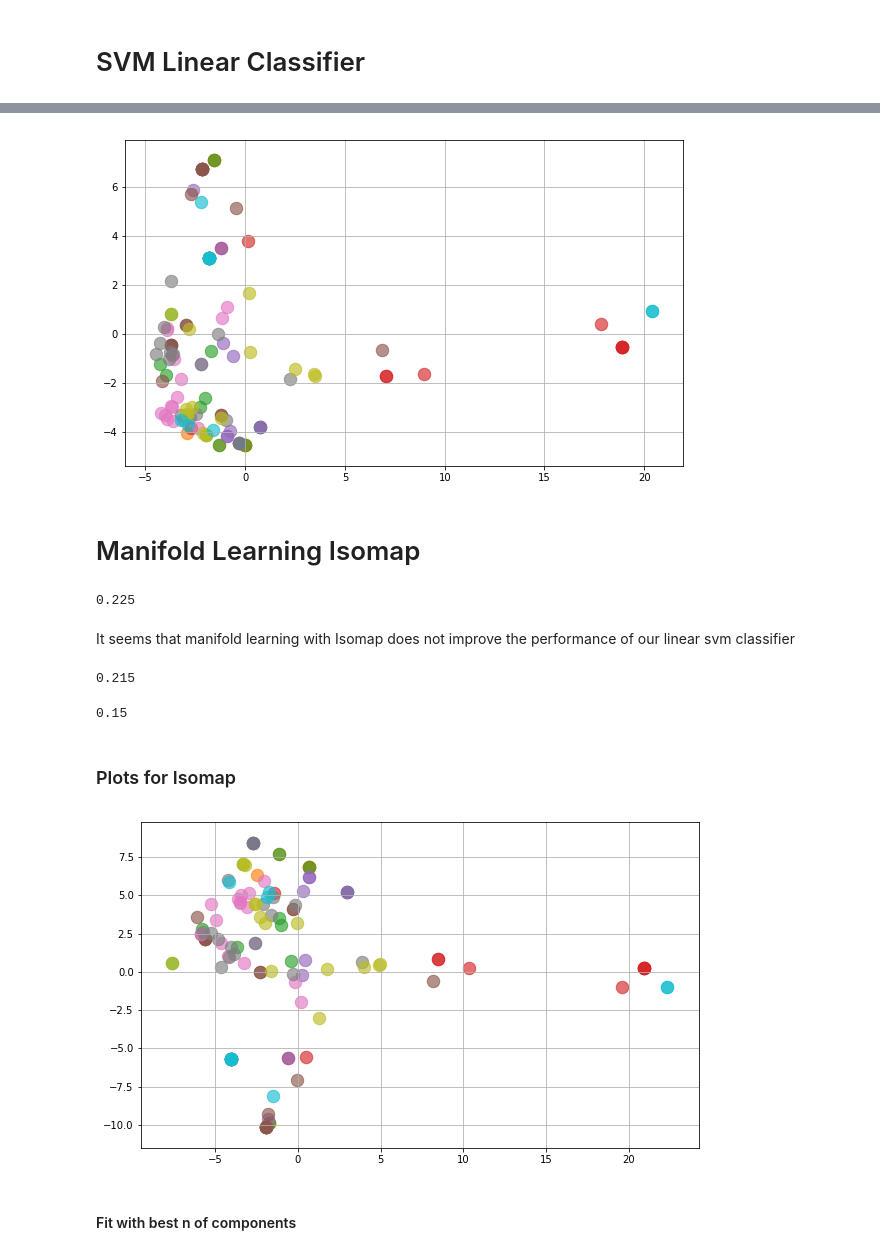
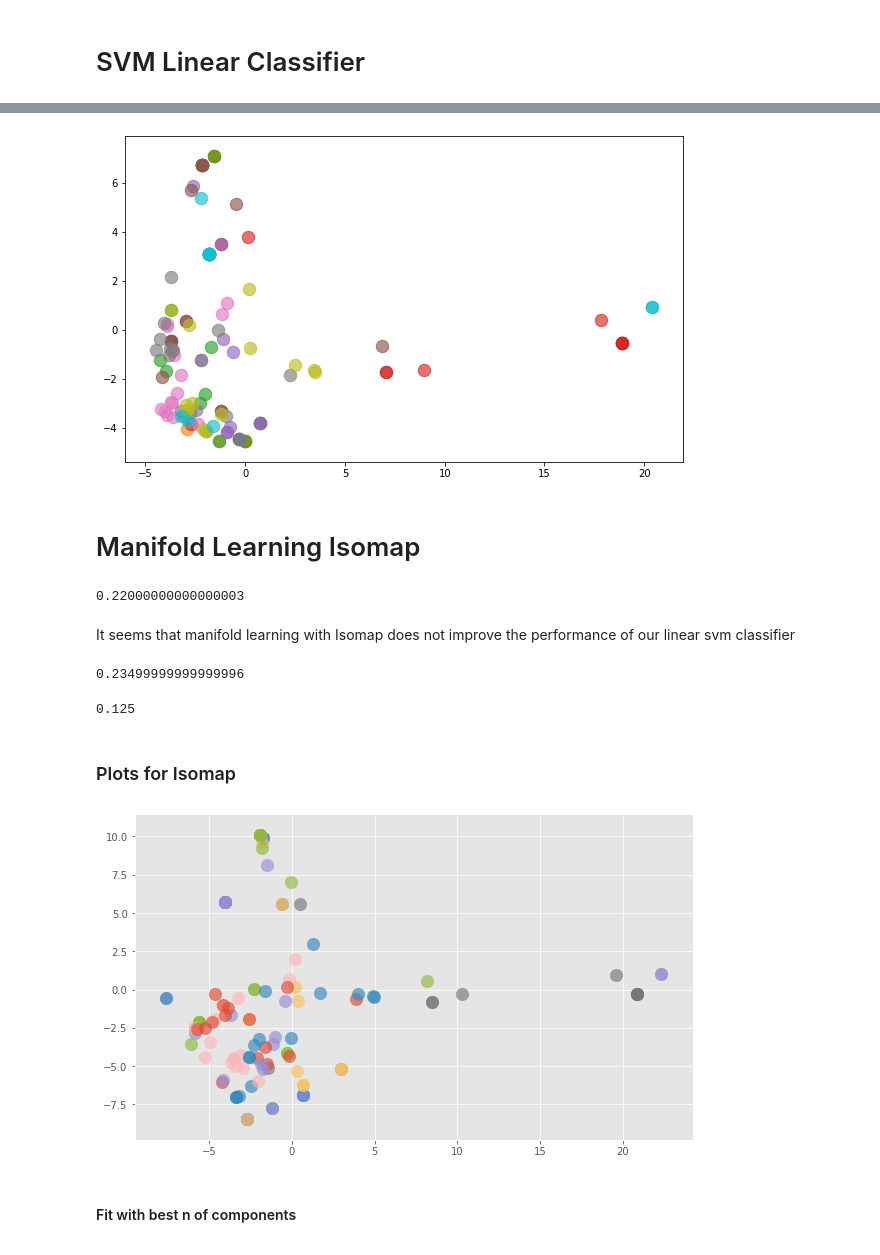
Before and after one commit to Cinofix/graph-kernel-manifold-learning, a Jupyter notebook: src/Shock_WLKernel.ipynb, the cells around one changed output, grey strips where cells are left out. Saved outputs shown, nothing was run; the diff lists cells and outputs as text; code cells hidden in the pictures.

```diff
--- a/src/Shock_WLKernel.ipynb
+++ b/src/Shock_WLKernel.ipynb
@@ -28,2 +21,3 @@ wl_kernel = WeisfeilerLehmanKernel()
 # %%
-K = wl_kernel.compute_graphs_kernel(shock_graphs[:]['am'], 2)
+wl_kernel = WeisfeilerLehmanKernel()
+K = wl_kernel.eval_similarities(shock_graphs[:]['am'], 2)
@@ -96,11 +77,11 @@ n_classes = 10
 for i in range(n_classes):
     plt.scatter(PCA_D[shock_labels == i,0], PCA_D[shock_labels == i,1], s = 155, alpha = 0.65)
 
-plt.axis('tight');
-plt.grid(True)
+plt.axis('tight')
+plt.style.use("ggplot")
 plt.show()
 # %% [output]
-[figure, old version]
+[figure, new version]
 # %% [markdown]
 # Manifold Learning Isomap
 # %%
@@ -111,7 +92,7 @@ iso_prj_D = manifold.Isomap(n_neighbors, n_components).fit_transform(D)
 scores_ln = cross_val_score(clf, iso_prj_D, shock_labels, cv = strat_k_fold, n_jobs= 8)
 np.mean(scores_ln)
 # %% [output]
-0.225
+0.22000000000000003
 # %% [markdown]
 It seems that manifold learning with Isomap does not improve the performance of our linear svm classifier
 # %%
@@ -119,26 +100,24 @@ multi_clf = OneVsOneClassifier(estimator = clf)
 scores_multi_ln = cross_val_score(multi_clf, iso_prj_D, shock_labels, cv = strat_k_fold, n_jobs= 8)
 np.mean(scores_multi_ln)
 # %% [output]
-0.215
+0.23499999999999996
 # %%
 multi_clf = OneVsRestClassifier(estimator = clf)
 scores_multi_ln = cross_val_score(multi_clf, iso_prj_D, shock_labels, cv = strat_k_fold, n_jobs= 8)
 np.mean(scores_multi_ln)
 # %% [output]
-0.15
+0.125
 # %% [markdown]
 ### Plots for Isomap
 # %%
 plt.figure(figsize=(10,6))
 n_classes = 10
 for i in range(n_classes):
     plt.scatter(iso_prj_D[shock_labels == i,0], iso_prj_D[shock_labels == i,1], s = 155, alpha = 0.65)
-
 plt.axis('tight');
-plt.grid(True)
 plt.show()
 # %% [output]
-[figure, old version]
+[figure, new version]
 # %% [markdown]
 #### Fit with best n of components
 # %%
```
Also changed, not shown: parts of 23 cells of this notebook, 6 other files.
